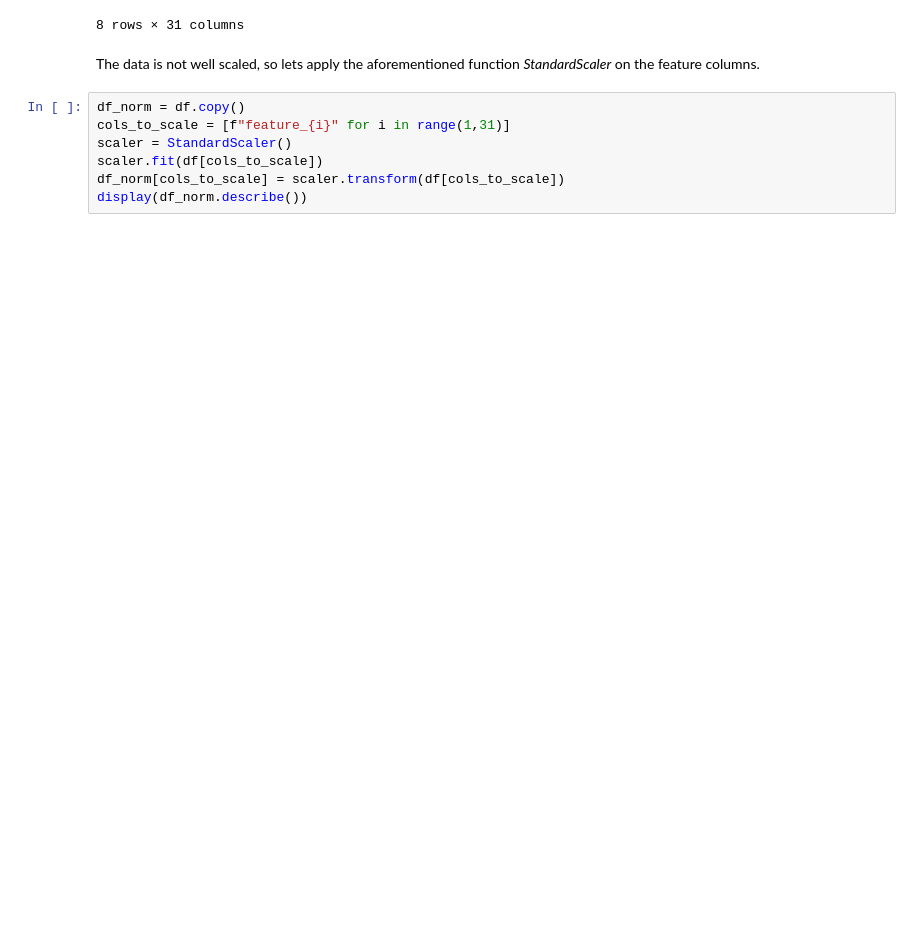
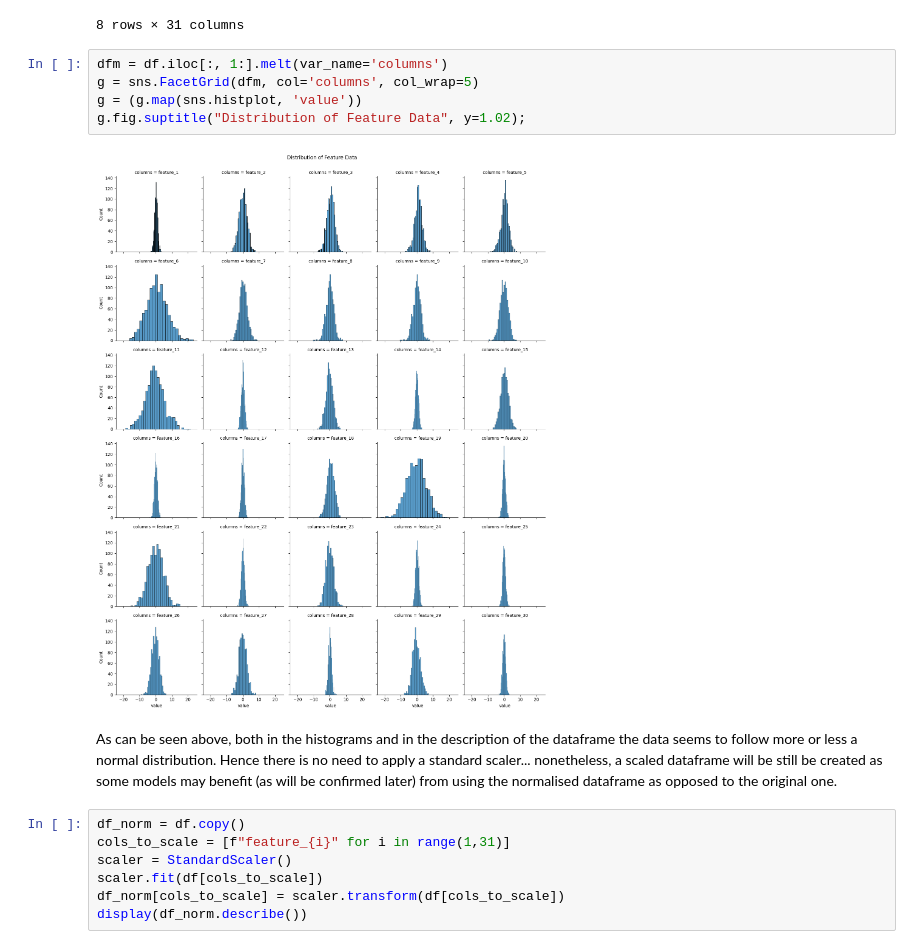
Before and after one commit to andreafabbricatore/ml_individual_project, a Jupyter notebook: project.ipynb, the cells around one changed output. Saved outputs shown, nothing was run; the diff lists cells and outputs as text; blank space fills up the shorter version.

```diff
--- a/project.ipynb
+++ b/project.ipynb
@@ -61,8 +73,15 @@ df.describe()
 | 75% | 2.000000 | 0.790999 | 1.672934 | 2.020922 | 2.235317 | 1.816408 | 4.769411 | 1.951882 | 1.597302 | ... |
 | max | 2.000000 | 3.274142 | 7.858363 | 7.995359 | 8.144912 | 7.839681 | 23.276125 | 9.085632 | 8.039244 | ... |
 8 rows × 31 columns
-# %% [markdown]
-The data is not well scaled, so lets apply the aforementioned function *StandardScaler* on the feature columns.
+# %%
+dfm = df.iloc[:, 1:].melt(var_name='columns')
+g = sns.FacetGrid(dfm, col='columns', col_wrap=5)
+g = (g.map(sns.histplot, 'value'))
+g.fig.suptitle("Distribution of Feature Data", y=1.02);
+# %% [output]
+[figure, added]
+# %% [markdown]
+As can be seen above, both in the histograms and in the description of the dataframe the data seems to follow more or less a normal distribution. Hence there is no need to apply a standard scaler... nonetheless, a scaled dataframe will be still be created as some models may benefit (as will be confirmed later) from using the normalised dataframe as opposed to the original one.
 # %%
 df_norm = df.copy()
 cols_to_scale = [f"feature_{i}" for i in range(1,31)]
```
Also changed, not shown: parts of 6 cells of this notebook.
